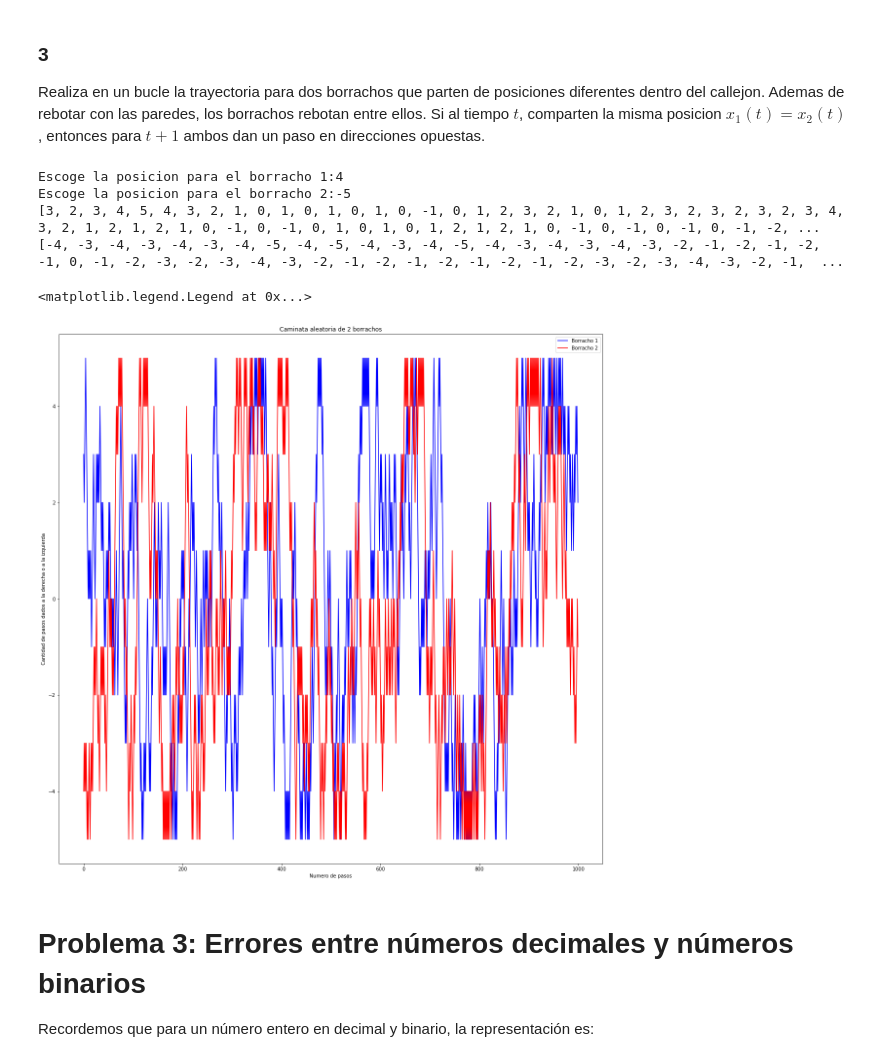
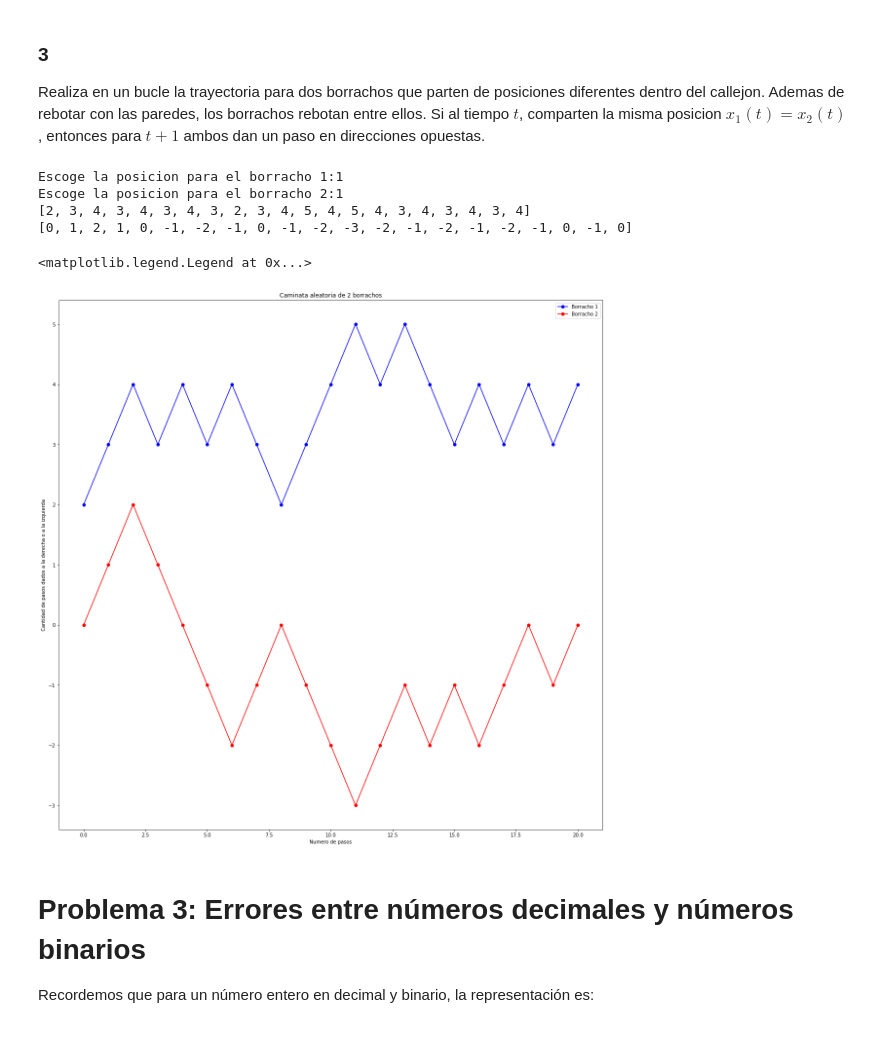
Before and after one commit to AndresAVargas/Fisica_Computacional, a Jupyter notebook: Tareas/Tarea1_FC_2022-2.ipynb, the cells around one changed output. Drawn from its saved outputs; the diff is of its cells as text; code cells hidden in the pictures.

```diff
--- a/Tareas/Tarea1_FC_2022-2.ipynb
+++ b/Tareas/Tarea1_FC_2022-2.ipynb
@@ -289,51 +288,55 @@ y=int(input("Escoge la posicion para el borracho 2:")) # Posicion Borracho 2
 direccion=[1,-1]
 caminata1=[]
 caminata2=[]
-for t in range(1000):
+for t in range(20):
     paso1 = direccion[randint(0,2)]
     paso2 = direccion[randint(0,2)]
     paso3 = direccion[randint(0,2)]
     if x==y and x<5 and x>-5 and y<5 and y>-5:
-        if x<=y:
+        if x<y:
             x+=-1
             y+=1
+            caminata1.append(x)
+            caminata2.append(y)
         else:
             x+=1
             y+=-1
+            caminata1.append(x)
+            caminata2.append(y)
     if x<5 and x>-5:
         x+=paso1
         caminata1.append(x)
     elif x==5:
         x+=-1
         caminata1.append(x)
     elif x==-5:
         x+=1
         caminata1.append(x)
     if y<5 and y>-5:
         y+=paso2
         caminata2.append(y)
     elif y==5:
         y+=-1
         caminata2.append(y)
     elif y==-5:
         y+=1
         caminata2.append(y)
 print(caminata1)
 print(caminata2)
 fig = plt.figure(figsize=(20, 20))
-plot(caminata1, color='b', label='Borracho 1')
-plot(caminata2, color='r', label='Borracho 2')
+plot(caminata1, color='b', marker='o' ,label='Borracho 1')
+plot(caminata2, color='r', marker='o',label='Borracho 2')
 title('Caminata aleatoria de 2 borrachos')
 ylabel('Cantidad de pasos dados a la derecha o a la izquierda')
 xlabel('Numero de pasos')
 legend()
 # %% [output]
-Escoge la posicion para el borracho 1:4
-Escoge la posicion para el borracho 2:-5
-[3, 2, 3, 4, 5, 4, 3, 2, 1, 0, 1, 0, 1, 0, 1, 0, -1, 0, 1, 2, 3, 2, 1, 0, 1, 2, 3, 2, 3, 2, 3, 2, 3, 4, 3, 2, 1, 2, 1, 2, 1, 0, -1, 0, -1, 0, 1, 0, 1, 0, 1, 2, 1, 2, 1, 0, -1, 0, -1, 0, -1, 0, -1, -2, ...
-[-4, -3, -4, -3, -4, -3, -4, -5, -4, -5, -4, -3, -4, -5, -4, -3, -4, -3, -4, -3, -2, -1, -2, -1, -2, -1, 0, -1, -2, -3, -2, -3, -4, -3, -2, -1, -2, -1, -2, -1, -2, -1, -2, -3, -2, -3, -4, -3, -2, -1,  ...
+Escoge la posicion para el borracho 1:1
+Escoge la posicion para el borracho 2:1
+[2, 3, 4, 3, 4, 3, 4, 3, 2, 3, 4, 5, 4, 5, 4, 3, 4, 3, 4, 3, 4]
+[0, 1, 2, 1, 0, -1, -2, -1, 0, -1, -2, -3, -2, -1, -2, -1, -2, -1, 0, -1, 0]
 <matplotlib.legend.Legend at 0x...>
-[figure, old version]
+[figure, new version]
 # %% [markdown]
 # Problema 3: Errores entre números decimales y números binarios
 
```
Also changed, not shown: parts of 1 cell of this notebook.
